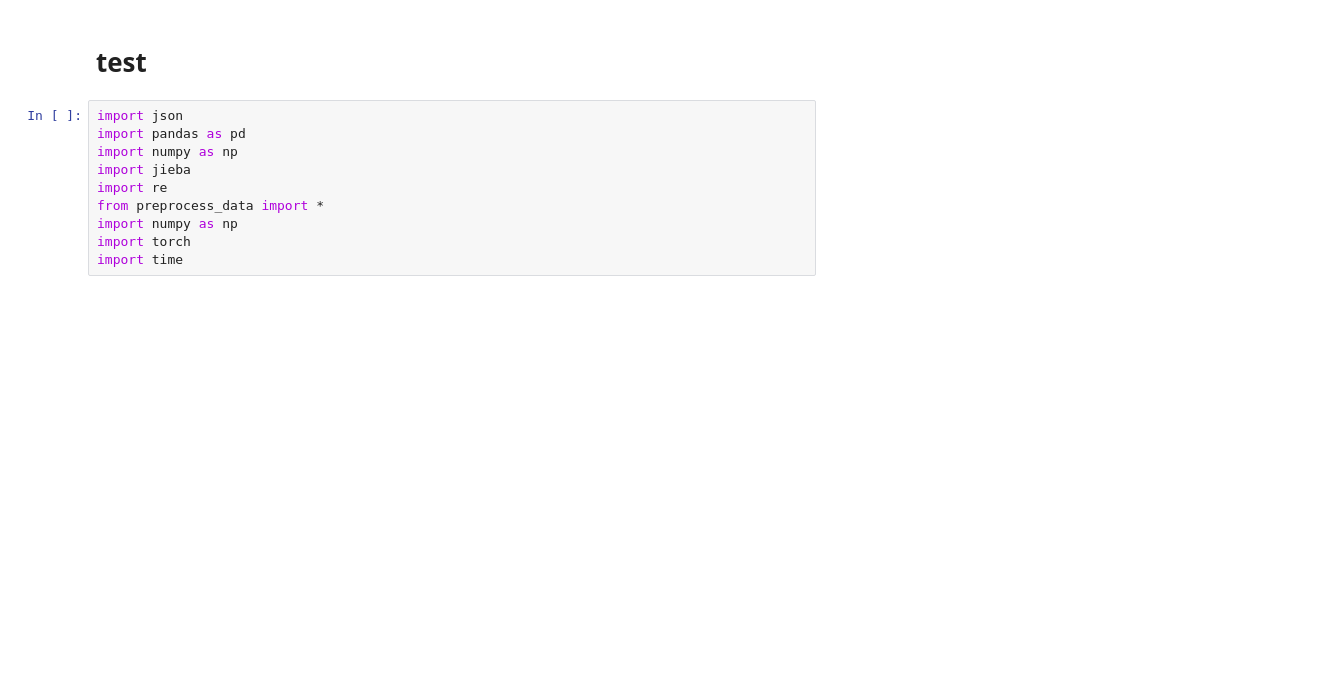
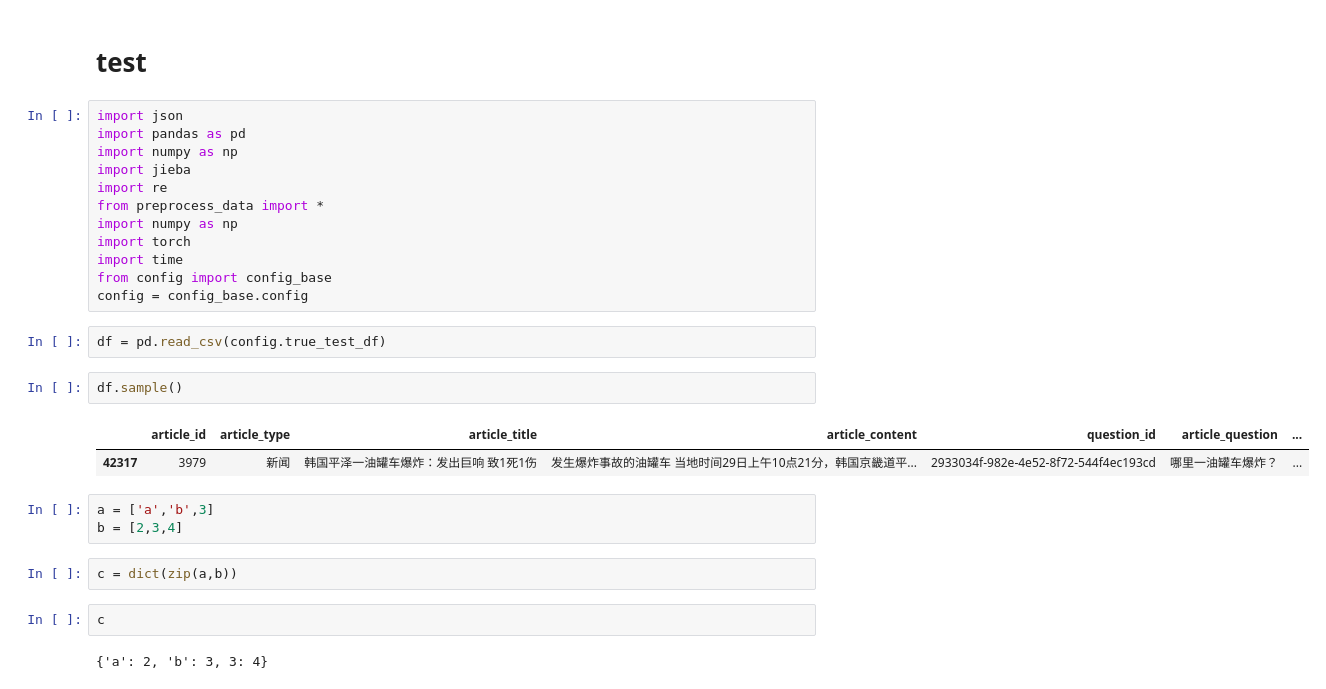
Before and after one commit to lixinsu/rd, a Jupyter notebook: test.ipynb, the cells around one changed output. Cells and saved outputs as stored; diff of their text form; blank space fills up the shorter version.

```diff
--- a/test.ipynb
+++ b/test.ipynb
@@ -10,3 +10,21 @@ from preprocess_data import *
 import numpy as np
 import torch
 import time
+from config import config_base
+config = config_base.config
+# %%
+df = pd.read_csv(config.true_test_df)
+# %%
+df.sample()
+# %% [output]
+|  | article_id | article_type | article_title | article_content | question_id | article_question | ... |
+| 42317 | 3979 | 新闻 | 韩国平泽一油罐车爆炸：发出巨响 致1死1伤 | 发生爆炸事故的油罐车 当地时间29日上午10点21分，韩国京畿道平... | 2933034f-982e-4e52-8f72-544f4ec193cd | 哪里一油罐车爆炸？ | ... |
+# %%
+a = ['a','b',3]
+b = [2,3,4]
+# %%
+c = dict(zip(a,b))
+# %%
+c
+# %% [output]
+{'a': 2, 'b': 3, 3: 4}
```
Also changed, not shown: parts of 11 cells of this notebook, 3 other files.
